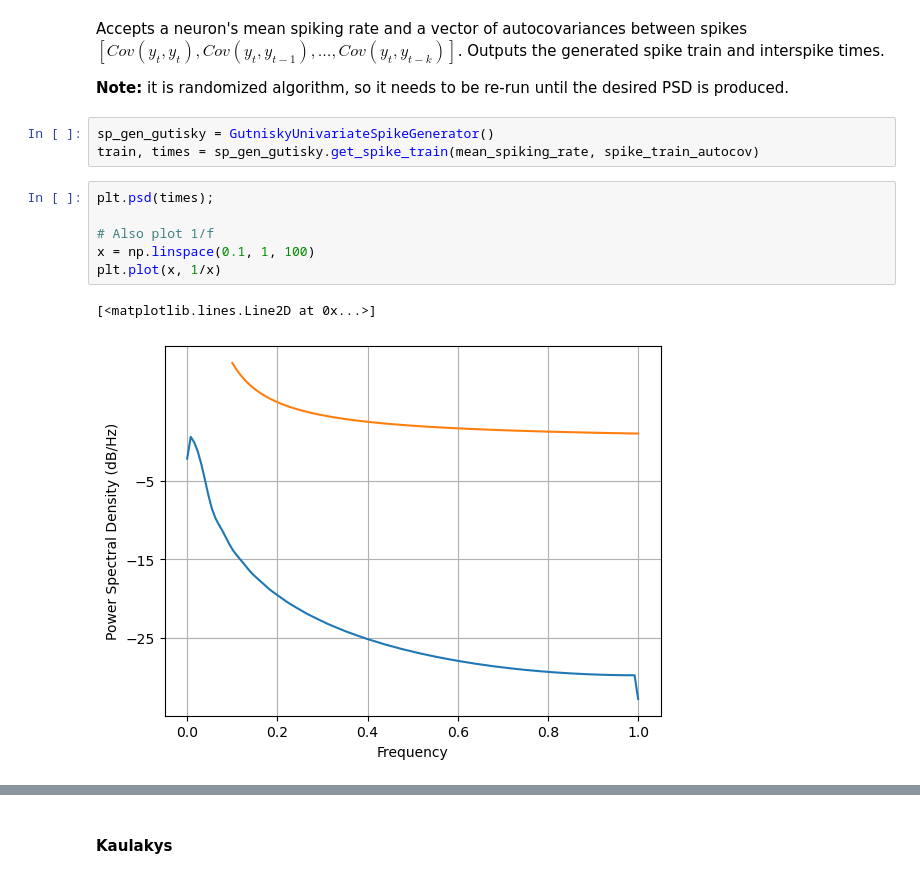
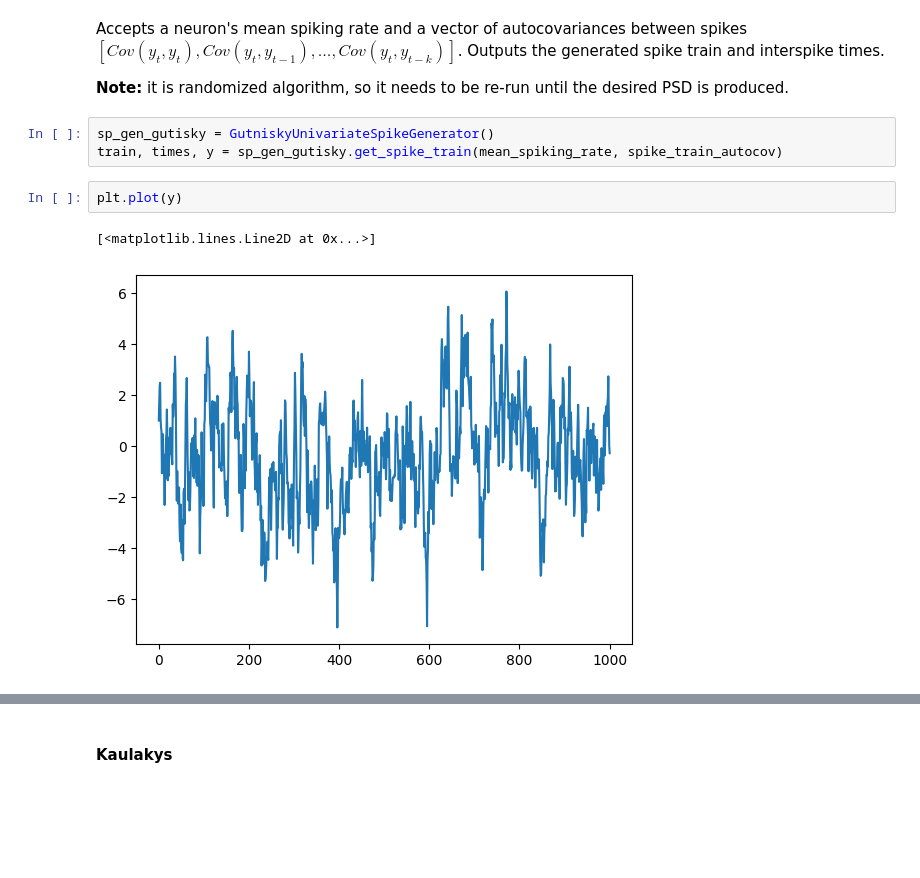
Before and after one commit to V-Marco/spike_generators, a Jupyter notebook: spike_test.ipynb, the cells around one changed output, grey strips where cells are left out. Drawn from its saved outputs; the diff is of its cells as text; blank space fills up the shorter version.

```diff
--- a/spike_test.ipynb
+++ b/spike_test.ipynb
@@ -14,13 +71,9 @@ Accepts a neuron's mean spiking rate and a vector of autocovariances between spi
 **Note:** it is randomized algorithm, so it needs to be re-run until the desired PSD is produced.
 # %%
 sp_gen_gutisky = GutniskyUnivariateSpikeGenerator()
-train, times = sp_gen_gutisky.get_spike_train(mean_spiking_rate, spike_train_autocov)
+train, times, y = sp_gen_gutisky.get_spike_train(mean_spiking_rate, spike_train_autocov)
-# %%
-plt.psd(times);
-
-# Also plot 1/f
-x = np.linspace(0.1, 1, 100)
-plt.plot(x, 1/x)
-# %% [output]
-[<matplotlib.lines.Line2D at 0x...>]
-[figure, removed]
+# %%
+plt.plot(y)
+# %% [output]
+[<matplotlib.lines.Line2D at 0x...>]
+[figure, added]
```
Also changed, not shown: parts of 14 cells of this notebook, 2 other files.
